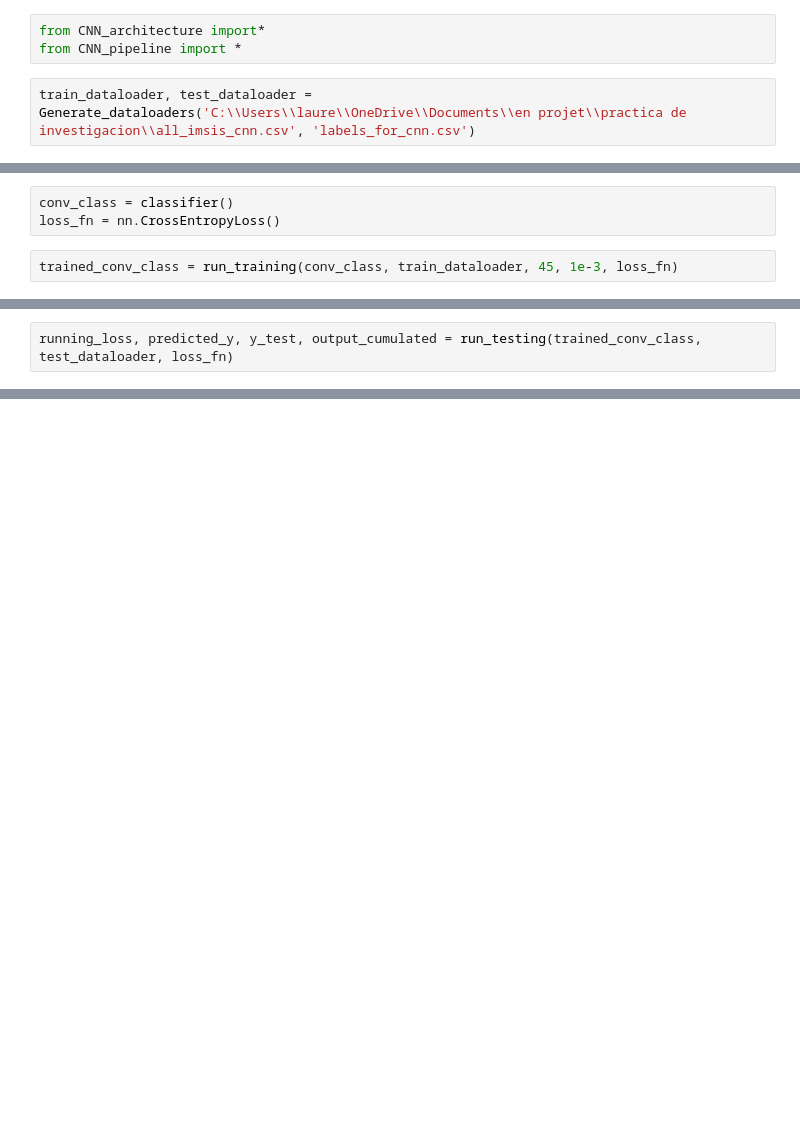
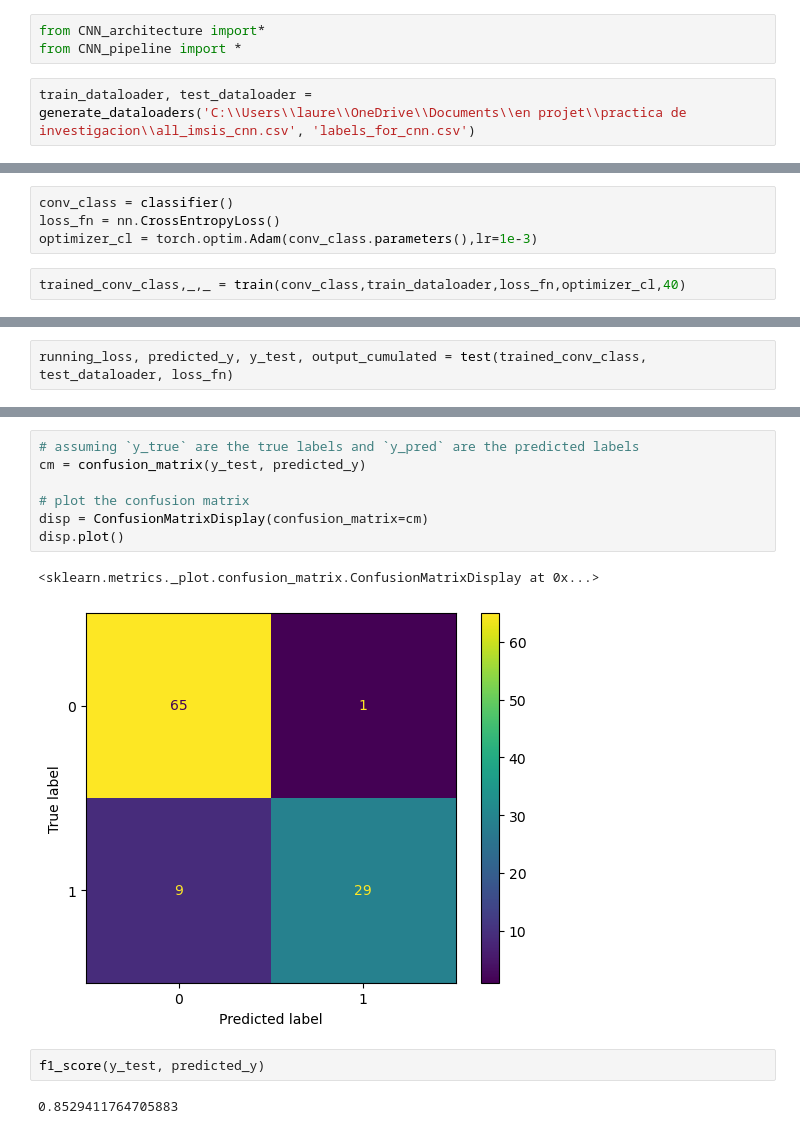
Before and after one commit to koywan18/CNN_trucks, a Jupyter notebook: Run_the_CNN_pipeline.ipynb, the cells around one changed output, grey strips where cells are left out. Drawn from its saved outputs; the diff is of its cells as text; blank space fills up the shorter version.

```diff
--- a/Run_the_CNN_pipeline.ipynb
+++ b/Run_the_CNN_pipeline.ipynb
@@ -2,4 +6,4 @@
 from CNN_architecture import*
 from CNN_pipeline import *
 # %%
-train_dataloader, test_dataloader = Generate_dataloaders('C:\\Users\\laure\\OneDrive\\Documents\\en projet\\practica de investigacion\\all_imsis_cnn.csv', 'labels_for_cnn.csv')
+train_dataloader, test_dataloader = generate_dataloaders('C:\\Users\\laure\\OneDrive\\Documents\\en projet\\practica de investigacion\\all_imsis_cnn.csv', 'labels_for_cnn.csv')
@@ -6,6 +28,7 @@ train_dataloader, test_dataloader = Generate_dataloaders('C:\\Users\\laure\\OneD
 # %%
 conv_class = classifier()
 loss_fn = nn.CrossEntropyLoss()
+optimizer_cl = torch.optim.Adam(conv_class.parameters(),lr=1e-3)
 # %%
-trained_conv_class = run_training(conv_class, train_dataloader, 45, 1e-3, loss_fn)
+trained_conv_class,_,_ = train(conv_class,train_dataloader,loss_fn,optimizer_cl,40)
 # %% [output]
@@ -29,3 +52,3 @@ Train - Loss: 0.0231 Acc: 0.9848
 # %%
-running_loss, predicted_y, y_test, output_cumulated = run_testing(trained_conv_class, test_dataloader, loss_fn)
+running_loss, predicted_y, y_test, output_cumulated = test(trained_conv_class, test_dataloader, loss_fn)
 # %% [output]
@@ -32,0 +56,14 @@ Test - Loss: 3.1065 Acc: 0.9135
+# %%
+# assuming `y_true` are the true labels and `y_pred` are the predicted labels
+cm = confusion_matrix(y_test, predicted_y)
+
+# plot the confusion matrix
+disp = ConfusionMatrixDisplay(confusion_matrix=cm)
+disp.plot()
+# %% [output]
+<sklearn.metrics._plot.confusion_matrix.ConfusionMatrixDisplay at 0x...>
+[figure, added]
+# %%
+f1_score(y_test, predicted_y)
+# %% [output]
+0.8529411764705883
```
Also changed, not shown: parts of 4 cells of this notebook, 3 other files.
